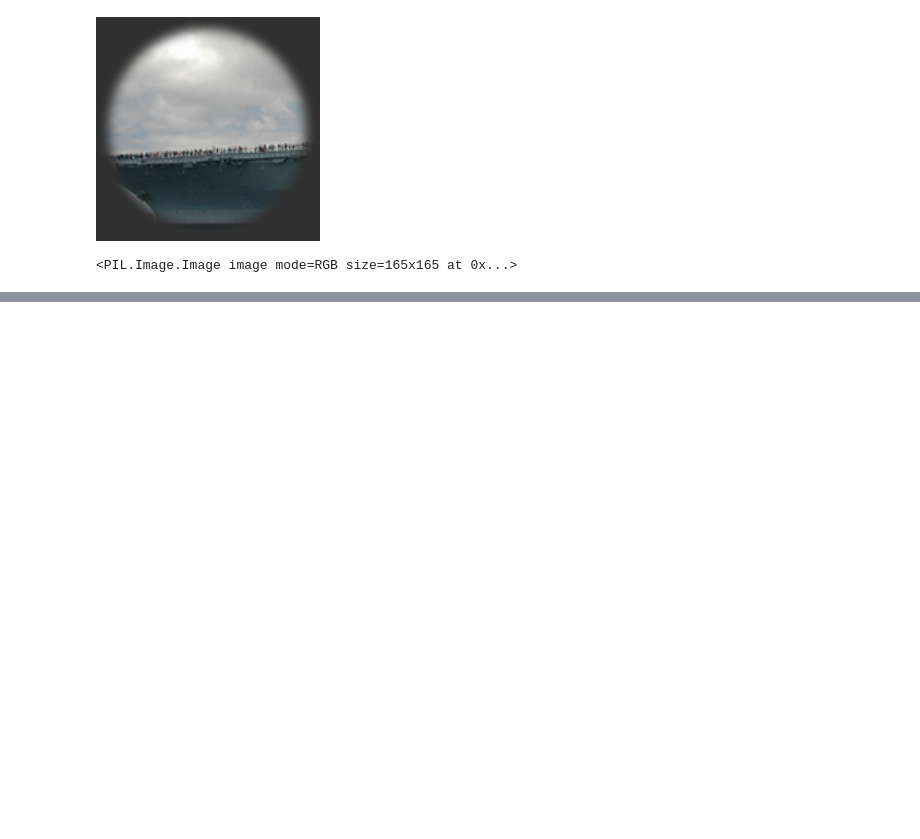
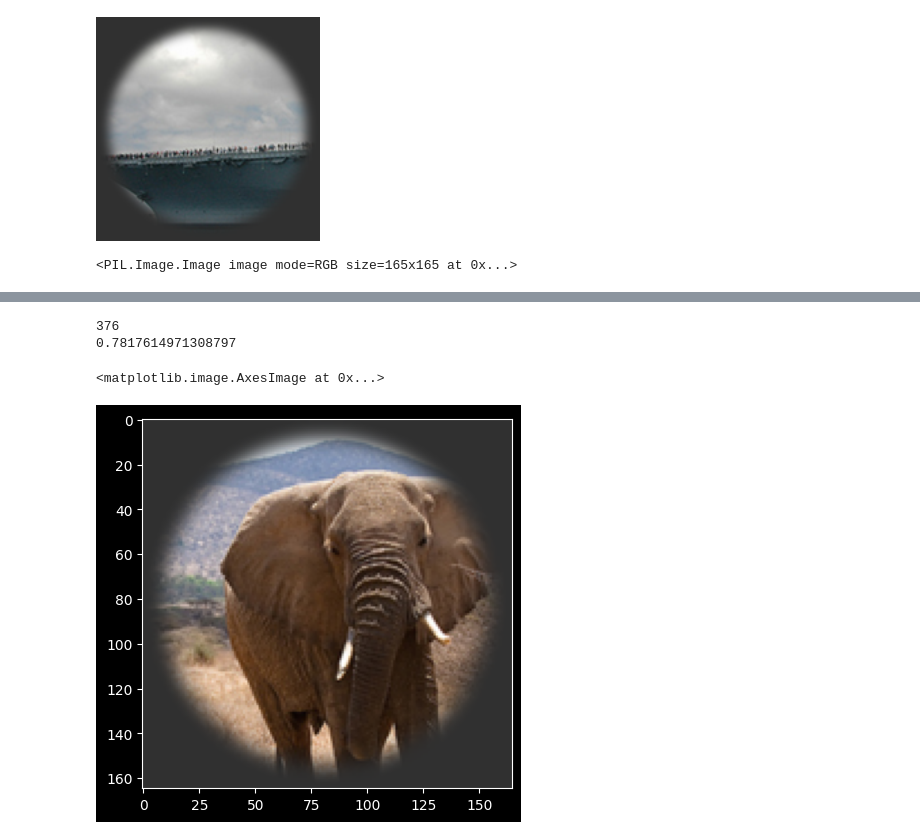
Before and after one commit to YCHuang0610/One_photon_macaque_CNN, a Jupyter notebook: test.ipynb, the cells around one changed output, grey strips where cells are left out. Cells and saved outputs as stored; diff of their text form; code cells hidden in the pictures; blank space fills up the shorter version.

```diff
--- a/test.ipynb
+++ b/test.ipynb
@@ -54,0 +146,13 @@ print(image)
+# %%
+# 找到第几张图片的相关系数最大
+max_index = np.argmax(correlation)
+print(max_index)
+print(correlation[max_index])
+# 显示这张图片
+image = Image.open(te_image_path_list[max_index]).convert('RGB')
+plt.imshow(image)
+# %% [output]
+376
+0.7817614971308797
+<matplotlib.image.AxesImage at 0x...>
+[figure, added]
```
Also changed, not shown: parts of 21 cells of this notebook, 7 other files.
